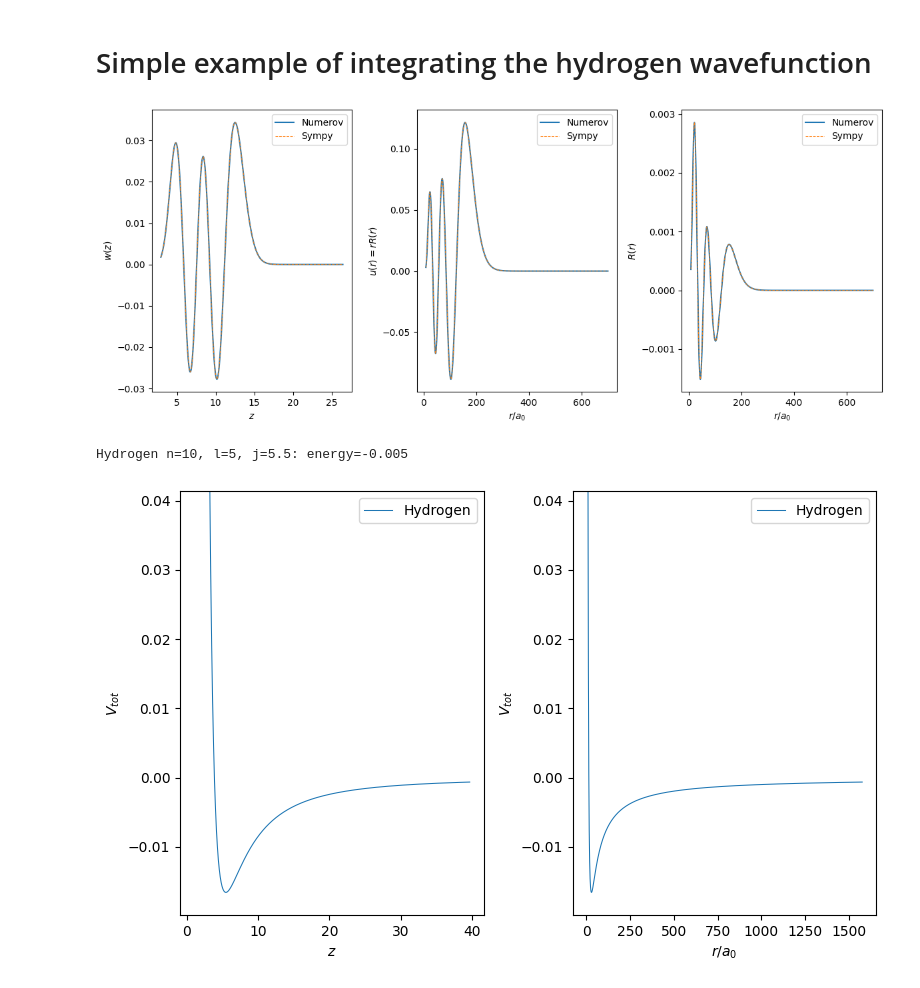
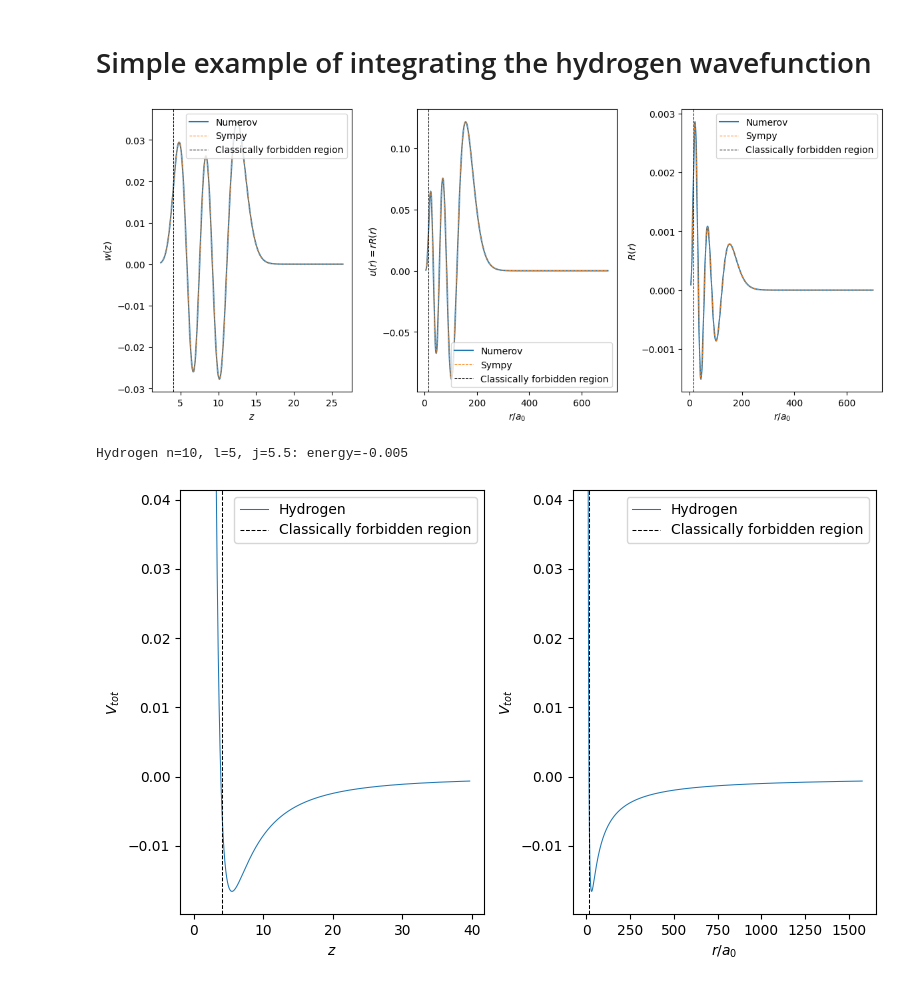
Before and after one commit to pairinteraction/ryd-numerov, a Jupyter notebook: docs/examples/hydrogen_wavefunction.ipynb, the cells around one changed output. Saved outputs shown, nothing was run; the diff lists cells and outputs as text; code cells hidden in the pictures.

```diff
--- a/docs/examples/hydrogen_wavefunction.ipynb
+++ b/docs/examples/hydrogen_wavefunction.ipynb
@@ -6,8 +6,9 @@ import numpy as np
 
 from numerov.rydberg import RydbergState
 # %%
-n, l = 10, 5
-hydrogen = RydbergState("H", n=n, l=l, j=l + 0.5, steps=10_000, run_backward=True)
+n = 10
+l = 5
+hydrogen = RydbergState("H", n=n, l=l, j=l + 0.5, dz=0.01, run_backward=True)
 # %%
 hydrogen.integrate()
 z_list, x_list = hydrogen.z_list, hydrogen.x_list
@@ -18,10 +19,10 @@ from sympy.utilities.lambdify import lambdify
 
 
 def calc_R(n: int, l: int, x_list: np.ndarray, Z: int = 1) -> np.ndarray:
-    if n <= 30:
+    if n <= 35 or False:
         R_nl = lambdify(sympy_r, sympy_hydrogen.R_nl(hydrogen.n, hydrogen.l, sympy_r, Z=1))
         R_list = R_nl(x_list)
-    else:
+    else:  # some weird sympy bug if trying to use lambdify R_nl for n > 35
         R_list = np.zeros_like(x_list)
         for i, x in enumerate(x_list):
             R_list[i] = sympy_hydrogen.R_nl(n, l, x, Z)
@@ -33,45 +34,50 @@ sympy_u_list = sympy_R_list * hydrogen.x_list
 sympy_w_list = sympy_u_list / np.sqrt(hydrogen.z_list)
 # %%
 fig, axs = plt.subplots(1, 3, figsize=(12, 5))
+classical_zmin = hydrogen.calc_classical_zmin()
 
 axs[0].plot(z_list, hydrogen.w_list, "C0-", label="Numerov")
 axs[0].plot(z_list, sympy_w_list, "C1--", lw=0.75, label="Sympy")
+axs[0].axvline(classical_zmin, color="k", ls="--", lw=0.75, label="Classically forbidden region")
 axs[0].set_xlabel(r"$z$")
 axs[0].set_ylabel(r"$w(z)$")
 axs[0].legend()
 
 axs[1].plot(x_list, hydrogen.u_list, "C0-", label="Numerov")
 axs[1].plot(x_list, sympy_u_list, "C1--", lw=0.75, label="Sympy")
+axs[1].axvline(classical_zmin**2, color="k", ls="--", lw=0.75, label="Classically forbidden region")
 axs[1].set_xlabel(r"$r / a_0$")
 axs[1].set_ylabel(r"$u(r) = r R(r)$")
 axs[1].legend()
 
 axs[2].plot(x_list, hydrogen.R_list, "C0-", label="Numerov")
 axs[2].plot(x_list, sympy_R_list, "C1--", lw=0.75, label="Sympy")
+axs[2].axvline(classical_zmin**2, color="k", ls="--", lw=0.75, label="Classically forbidden region")
 axs[2].set_xlabel(r"$r / a_0$")
 axs[2].set_ylabel(r"$R(r)$")
 axs[2].legend()
 
 fig.tight_layout()
 plt.show()
 # %% [output]
-[figure, old version]
+[figure, new version]
 # %%
 print(f"Hydrogen n={hydrogen.n}, l={hydrogen.l}, j={hydrogen.j}: energy={hydrogen.energy}")
 
 fig, axs = plt.subplots(1, 2, figsize=(8, 5))
-z_list = np.linspace(1, 1.5 * np.sqrt(hydrogen.xmax), 10_000)
-x_list = np.power(z_list, 2)
-hydrogen_V_Tot = hydrogen.calc_V_tot(z_list)
+new_z_list = np.linspace(hydrogen.dz, 1.5 * np.sqrt(hydrogen.xmax), 10_000)
+hydrogen_V_Tot = hydrogen.calc_V_tot(new_z_list)
 Vmin = np.min(hydrogen_V_Tot)
 
-axs[0].plot(z_list, hydrogen_V_Tot, "C0", lw=0.75, label="Hydrogen")
+axs[0].plot(new_z_list, hydrogen_V_Tot, "C0", lw=0.75, label="Hydrogen")
+axs[0].axvline(classical_zmin, color="k", ls="--", lw=0.75, label="Classically forbidden region")
 axs[0].set_xlabel(r"$z$")
 axs[0].set_ylabel(r"$V_{tot}$")
 axs[0].set_ylim(1.2 * Vmin, 2.5 * abs(Vmin))
 axs[0].legend()
 
-axs[1].plot(x_list, hydrogen_V_Tot, "C0", lw=0.75, label="Hydrogen")
+axs[1].plot(np.power(new_z_list, 2), hydrogen_V_Tot, "C0", lw=0.75, label="Hydrogen")
+axs[1].axvline(classical_zmin**2, color="k", ls="--", lw=0.75, label="Classically forbidden region")
 axs[1].set_xlabel(r"$r / a_0$")
 axs[1].set_ylabel(r"$V_{tot}$")
 axs[1].set_ylim(1.2 * Vmin, 2.5 * abs(Vmin))
@@ -81,4 +87,4 @@ fig.tight_layout()
 plt.show()
 # %% [output]
 Hydrogen n=10, l=5, j=5.5: energy=-0.005
-[figure, old version]
+[figure, new version]
```
Also changed, not shown: 2 other files.
